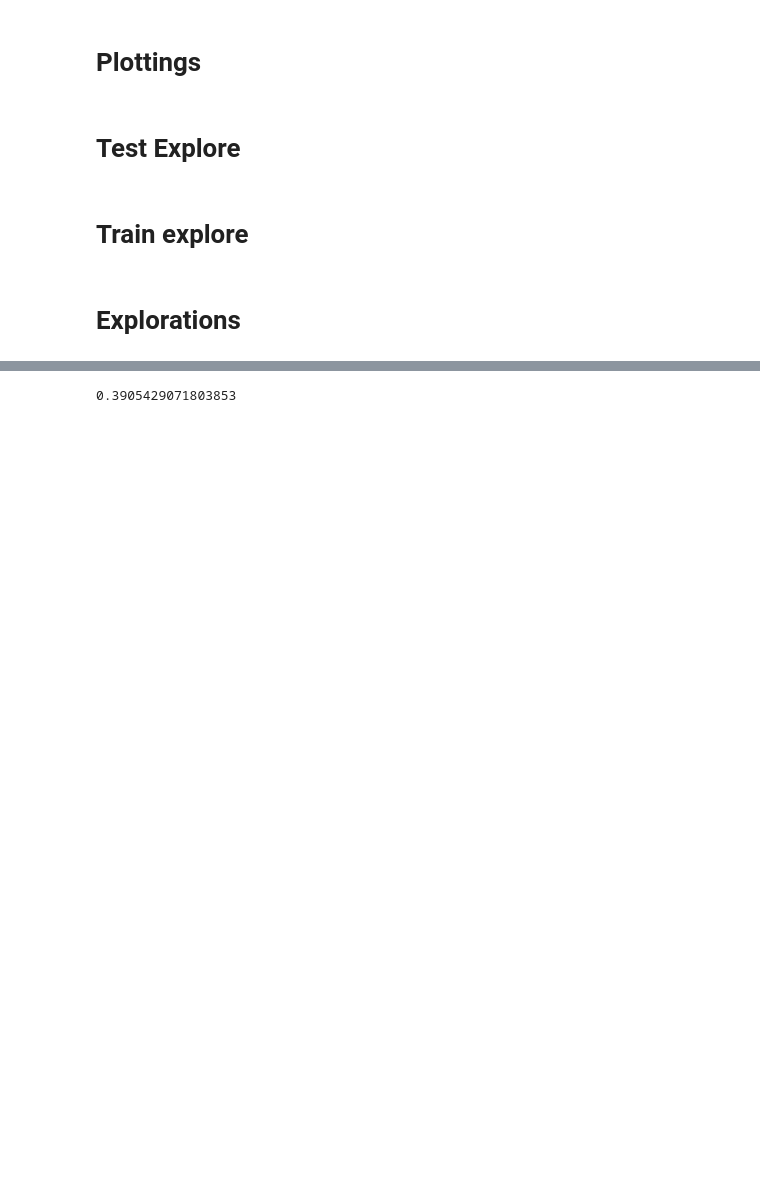
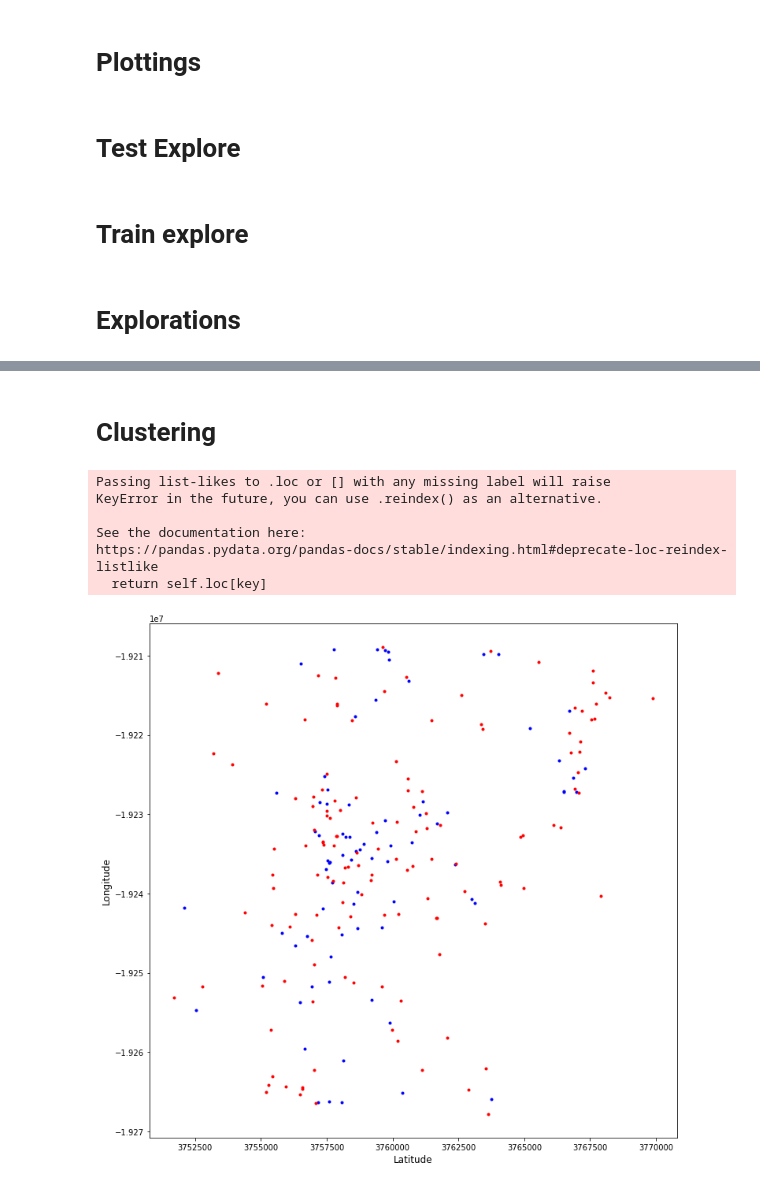
Before and after one commit to kaadnan/EY2019, a Jupyter notebook: explorations.ipynb, the cells around one changed output, grey strips where cells are left out. Cells and saved outputs as stored; diff of their text form; code cells hidden in the pictures; blank space fills up the shorter version.

```diff
--- a/explorations.ipynb
+++ b/explorations.ipynb
@@ -257,4 +344,4 @@ Name: duration, dtype: float64
 # %%
-train[((train['x_entry'] < 3750901.5068) |
-         (train['x_entry'] > 3770901.5068)) & ((train['y_entry'] < -19268905.6133) |
-         (train['y_entry'] > -19208905.6133)) &(train['label'] == 1)].sort_values('city_distance', ascending=False)
+train_in_city_1 = train[(((train['x_entry'] >= 3750901.5068) &
+         (train['x_entry'] <= 3770901.5068) & (train['y_entry'] >= -19268905.6133) &
+         (train['y_entry'] <= -19208905.6133))&(train['label'] == 1))]
@@ -399,7 +397,2 @@ df_test[df_test.x_exit.isnull()][['trajectory_id', 'label']].to_csv('output2.csv
-# %%
-plt.clf()
-plot_fig(train[(~((train['x_entry'] >= 3750901.5068) &
-         (train['x_entry'] <= 3770901.5068) & (train['y_entry'] >= -19268905.6133) &
-         (train['y_entry'] <= -19208905.6133))&(train['label'] == 1))])
-# %% [output]
-0.3905429071803853
+# %% [markdown]
+# Clustering
@@ -405,0 +405,23 @@ plot_fig(train[(~((train['x_entry'] >= 3750901.5068) &
+# %%
+X=train_in_city_1[train_in_city_1['duration'] != 0.0].loc[:,['x_exit','y_exit']]
+# %%
+id_n=2
+kmeans = KMeans(n_clusters=id_n, random_state=0).fit(X)
+id_label=kmeans.labels_
+# %%
+ptsymb = np.array(['b.','r.','m.','g.','c.','k.','b*','r*','m*','r^']);
+plt.figure(figsize=(12,12))
+plt.ylabel('Longitude', fontsize=12)
+plt.xlabel('Latitude', fontsize=12)
+for i in range(id_n):
+    cluster=np.where(id_label==i)[0]
+    plt.plot(X.x_exit[cluster].values,X.y_exit[cluster].values,ptsymb[i])
+plt.show()
+# %% [output]
+Passing list-likes to .loc or [] with any missing label will raise
+KeyError in the future, you can use .reindex() as an alternative.
+
+See the documentation here:
+https://pandas.pydata.org/pandas-docs/stable/indexing.html#deprecate-loc-reindex-listlike
+  return self.loc[key]
+[figure, added]
```
Also changed, not shown: parts of 46 cells of this notebook.
